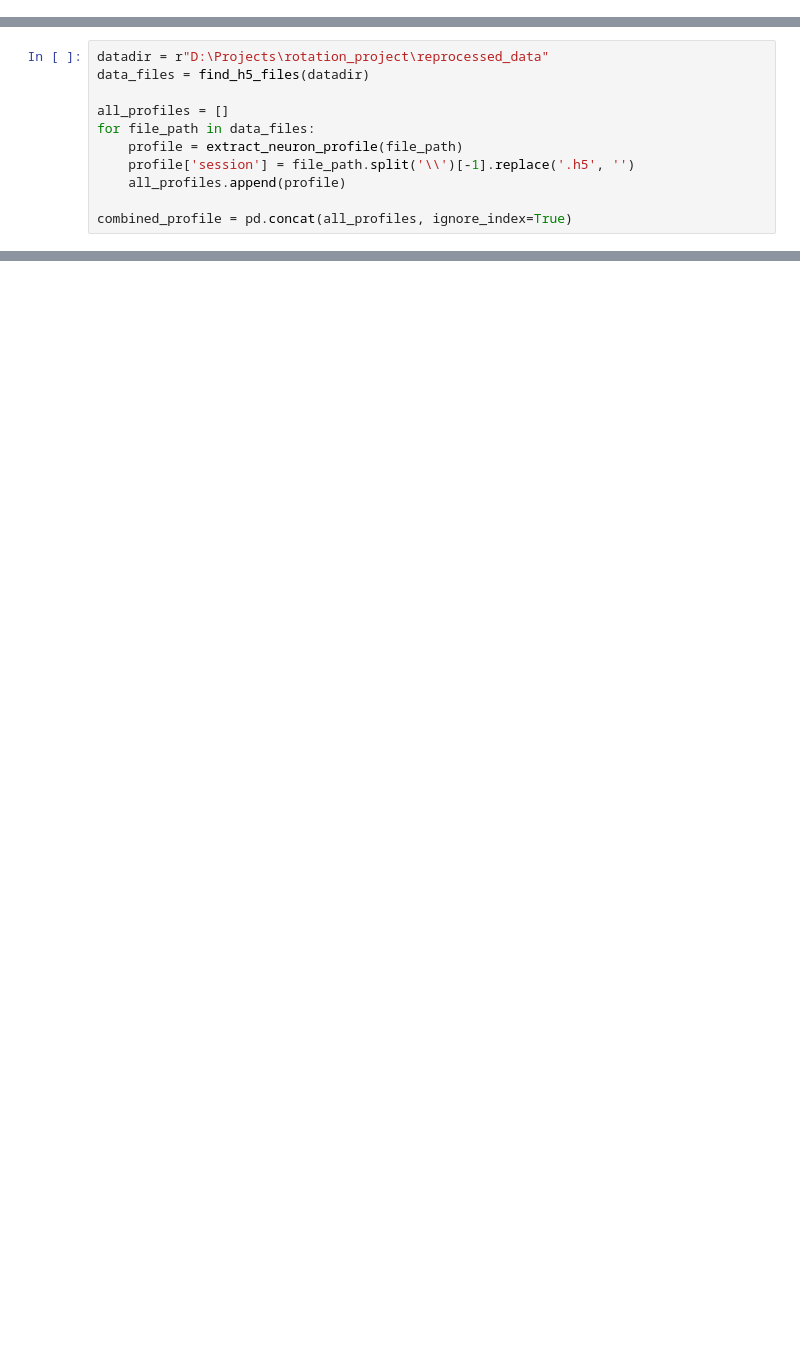
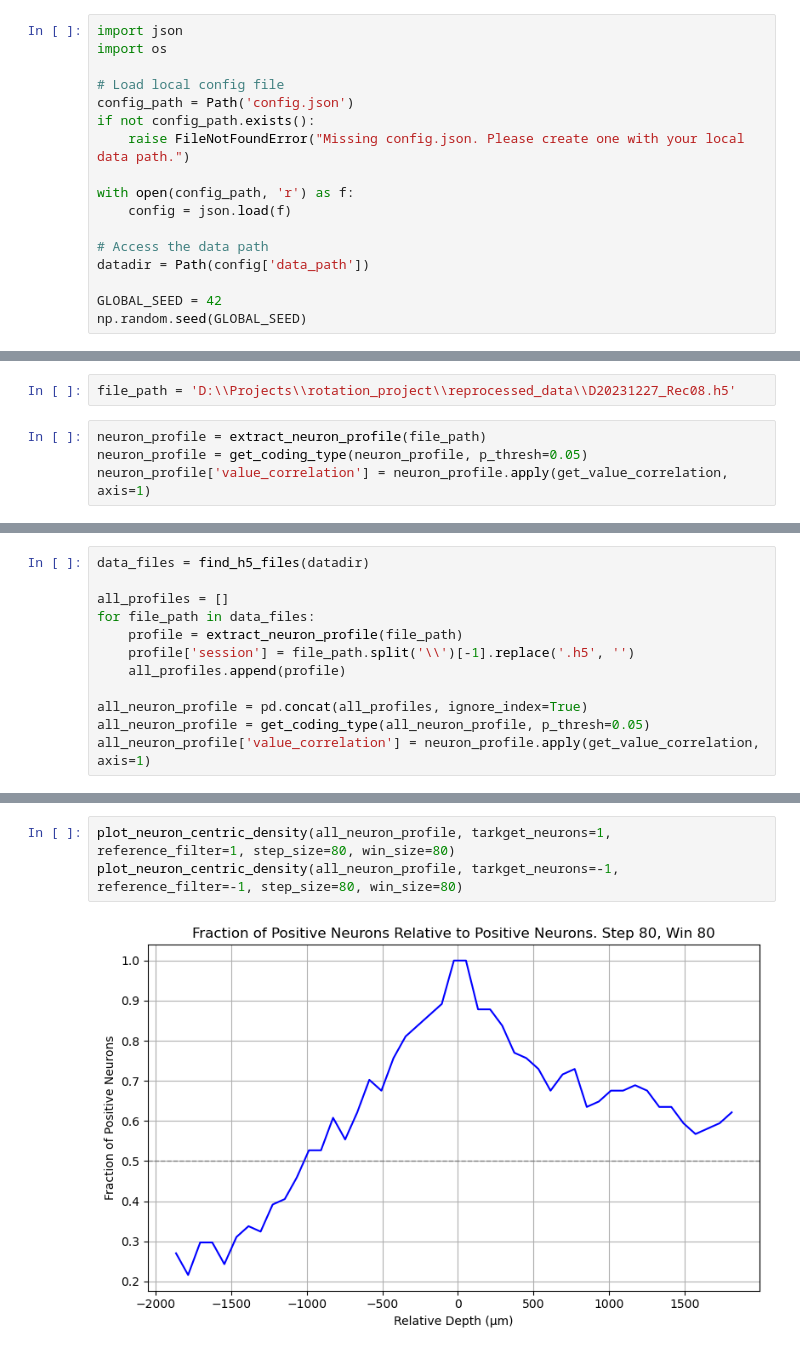
Before and after one commit to Yang2hang/Elston_lab, a Jupyter notebook: neuron_centric_density.ipynb, the cells around one changed output, grey strips where cells are left out. Drawn from its saved outputs; the diff is of its cells as text; blank space fills up the shorter version.

Commit message:
all_neuron_centric_plot

```diff
--- a/neuron_centric_density.ipynb
+++ b/neuron_centric_density.ipynb
@@ -10,3 +12,20 @@ import glob
+# %%
+import json
+import os
+
+# Load local config file
+config_path = Path('config.json')
+if not config_path.exists():
+    raise FileNotFoundError("Missing config.json. Please create one with your local data path.")
+
+with open(config_path, 'r') as f:
+    config = json.load(f)
+
+# Access the data path
+datadir = Path(config['data_path'])
+
+GLOBAL_SEED = 42
+np.random.seed(GLOBAL_SEED)
 # %%
 def find_h5_files(directory):
     """
@@ -177,0 +264,6 @@ def plot_neuron_centric_density(neuron_profile, tarkget_neurons=1, reference_fil
+# %%
+file_path = 'D:\\Projects\\rotation_project\\reprocessed_data\\D20231227_Rec08.h5'
+# %%
+neuron_profile = extract_neuron_profile(file_path)
+neuron_profile = get_coding_type(neuron_profile, p_thresh=0.05)
+neuron_profile['value_correlation'] = neuron_profile.apply(get_value_correlation, axis=1)
@@ -178,5 +276,4 @@ def plot_neuron_centric_density(neuron_profile, tarkget_neurons=1, reference_fil
 # %%
-datadir = r"D:\Projects\rotation_project\reprocessed_data"
 data_files = find_h5_files(datadir)
 
 all_profiles = []
@@ -185,4 +282,6 @@ for file_path in data_files:
     profile['session'] = file_path.split('\\')[-1].replace('.h5', '')
     all_profiles.append(profile)
 
-combined_profile = pd.concat(all_profiles, ignore_index=True)
+all_neuron_profile = pd.concat(all_profiles, ignore_index=True)
+all_neuron_profile = get_coding_type(all_neuron_profile, p_thresh=0.05)
+all_neuron_profile['value_correlation'] = neuron_profile.apply(get_value_correlation, axis=1)
@@ -191,0 +288,5 @@ ValueError: zero-dimensional arrays cannot be concatenated
+# %%
+plot_neuron_centric_density(all_neuron_profile, tarkget_neurons=1, reference_filter=1, step_size=80, win_size=80)
+plot_neuron_centric_density(all_neuron_profile, tarkget_neurons=-1, reference_filter=-1, step_size=80, win_size=80)
+# %% [output]
+[figure, added]
```
Also changed, not shown: parts of 6 cells of this notebook, 2 other files.
